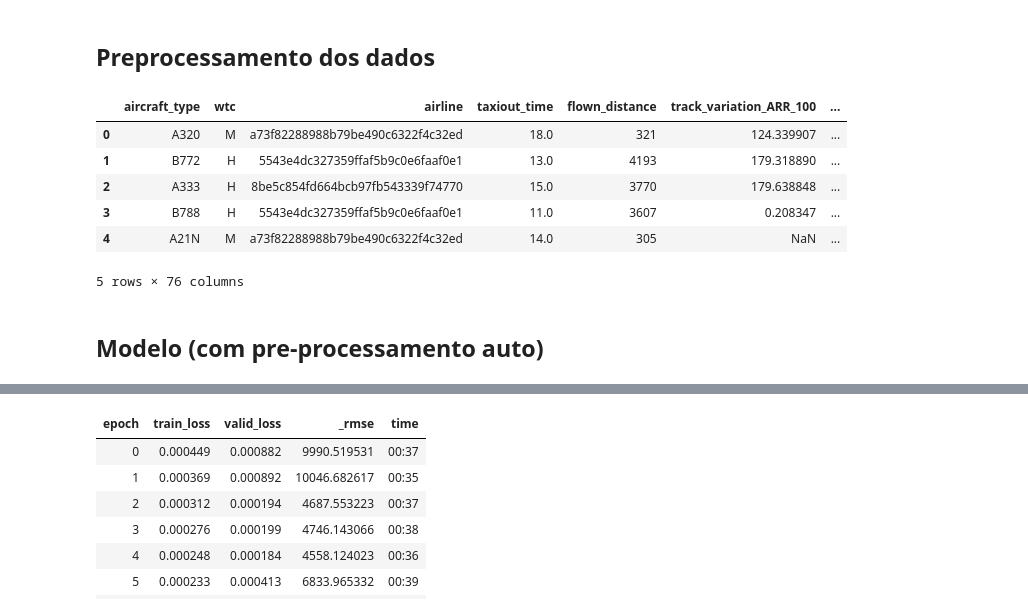
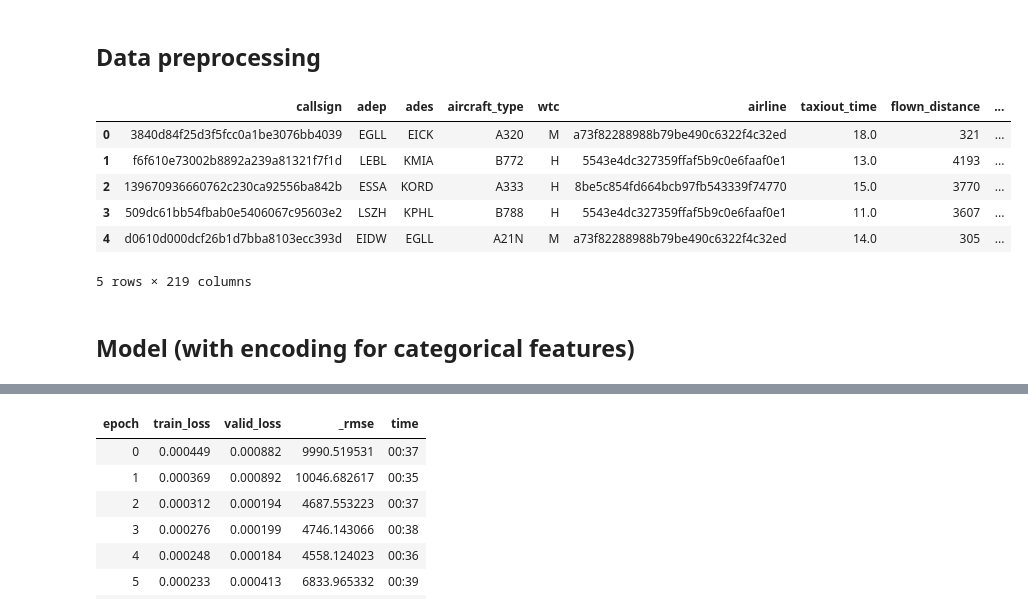
Before and after one commit to PRC-Data-Challenge-2024/team_tiny_rainbow, a Jupyter notebook: mlp.ipynb, the cells around one changed output, grey strips where cells are left out. Cells and saved outputs as stored; diff of their text form; code cells hidden in the pictures.

```diff
--- a/mlp.ipynb
+++ b/mlp.ipynb
@@ -2,49 +2,49 @@
 from fastai.tabular.all import *
 from sklearn.model_selection import train_test_split
 # %% [markdown]
-## Preprocessamento dos dados
+## Data preprocessing
 # %%
-df = pd.read_csv('data/challenge_set_updated_v8.csv').replace([np.inf, -np.inf], np.nan)
+df = pd.read_csv('data/challenge_set_updated_v20.csv').replace([np.inf, -np.inf], np.nan)
 dmin, dmax = df.tow.min(), df.tow.max()
 df.tow = (df.tow - dmin) / (dmax - dmin)
 cat_names = ['aircraft_type',
              'wtc',
              'airline',
              'offblock_hour',
              'offblock_minute',
              'offblock_day_of_week',
              'offblock_month',
              'offblock_week_of_year',
              'offblock_season',
              'arrival_hour',
              'arrival_minute',
              'is_offblock_weekend',
              'is_offblock_rush_hour',
              'flight_duration_category',
              'adep_region',
              'ades_region',
              'same_country_flight',
              'same_region_flight',
              'flight_direction',
              'is_intercontinental',
              'Manufacturer',
              'Model_FAA',
              'Physical_Class_Engine',
              'FAA_Weight',
              'adep_geo_cluster',
              'ades_geo_cluster']
 cont_names = list(set(df.columns) - set(cat_names) - set(['tow']))
 df.head()
 # %% [output]
-|  | aircraft_type | wtc | airline | taxiout_time | flown_distance | track_variation_ARR_100 | ... |
-| 0 | A320 | M | a73f82288988b79be490c6322f4c32ed | 18.0 | 321 | 124.339907 | ... |
-| 1 | B772 | H | 5543e4dc327359ffaf5b9c0e6faaf0e1 | 13.0 | 4193 | 179.318890 | ... |
-| 2 | A333 | H | 8be5c854fd664bcb97fb543339f74770 | 15.0 | 3770 | 179.638848 | ... |
-| 3 | B788 | H | 5543e4dc327359ffaf5b9c0e6faaf0e1 | 11.0 | 3607 | 0.208347 | ... |
-| 4 | A21N | M | a73f82288988b79be490c6322f4c32ed | 14.0 | 305 | NaN | ... |
+|  | callsign | adep | ades | aircraft_type | wtc | airline | taxiout_time | flown_distance | ... |
+| 0 | 3840d84f25d3f5fcc0a1be3076bb4039 | EGLL | EICK | A320 | M | a73f82288988b79be490c6322f4c32ed | 18.0 | 321 | ... |
+| 1 | f6f610e73002b8892a239a81321f7f1d | LEBL | KMIA | B772 | H | 5543e4dc327359ffaf5b9c0e6faaf0e1 | 13.0 | 4193 | ... |
+| 2 | 139670936660762c230ca92556ba842b | ESSA | KORD | A333 | H | 8be5c854fd664bcb97fb543339f74770 | 15.0 | 3770 | ... |
+| 3 | 509dc61bb54fbab0e5406067c95603e2 | LSZH | KPHL | B788 | H | 5543e4dc327359ffaf5b9c0e6faaf0e1 | 11.0 | 3607 | ... |
+| 4 | d0610d000dcf26b1d7bba8103ecc393d | EIDW | EGLL | A21N | M | a73f82288988b79be490c6322f4c32ed | 14.0 | 305 | ... |
-5 rows × 76 columns
+5 rows × 219 columns
 # %% [markdown]
-## Modelo (com pre-processamento auto)
+## Model (with encoding for categorical features)
 # %%
 idx_train, idx_val = train_test_split(range_of(df), test_size=0.05, random_state=42)
 to = TabularPandas(df, procs=[Categorify, FillMissing, Normalize],
```
Also changed, not shown: parts of 6 cells of this notebook, 1 other file.
